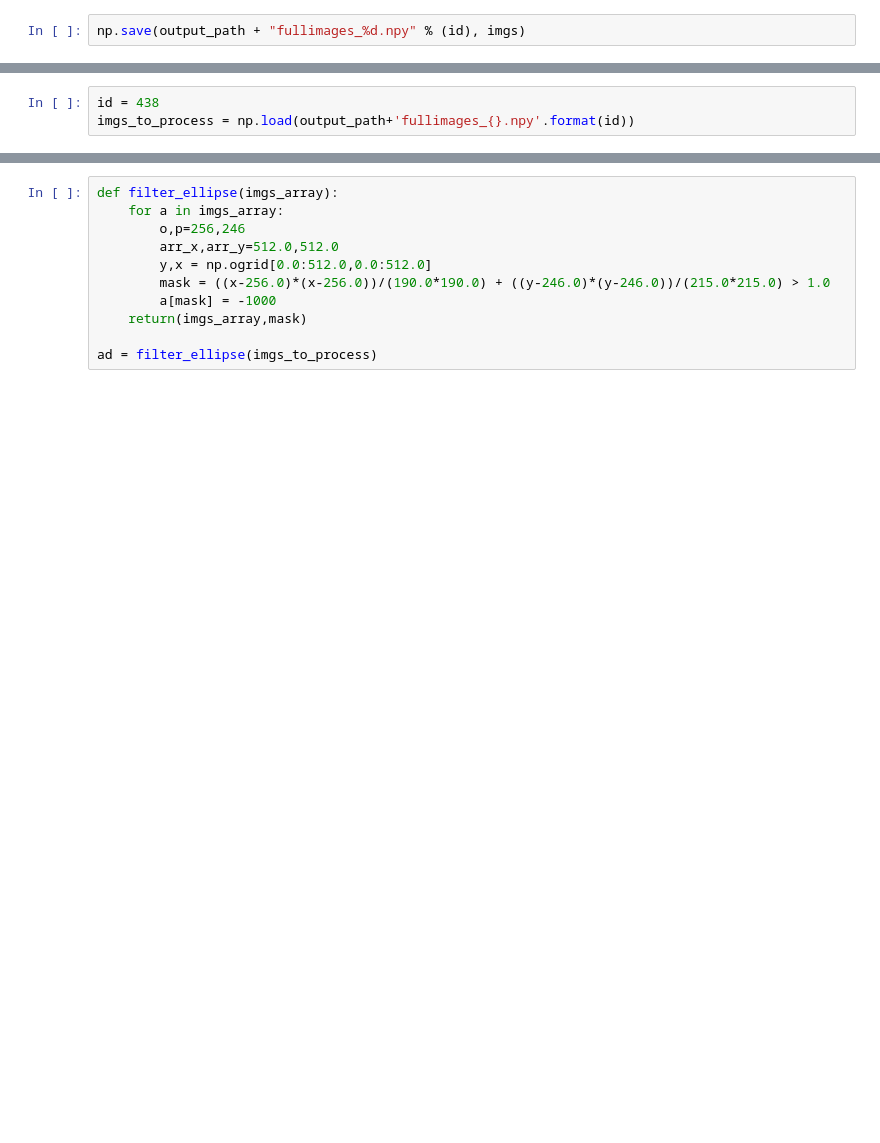
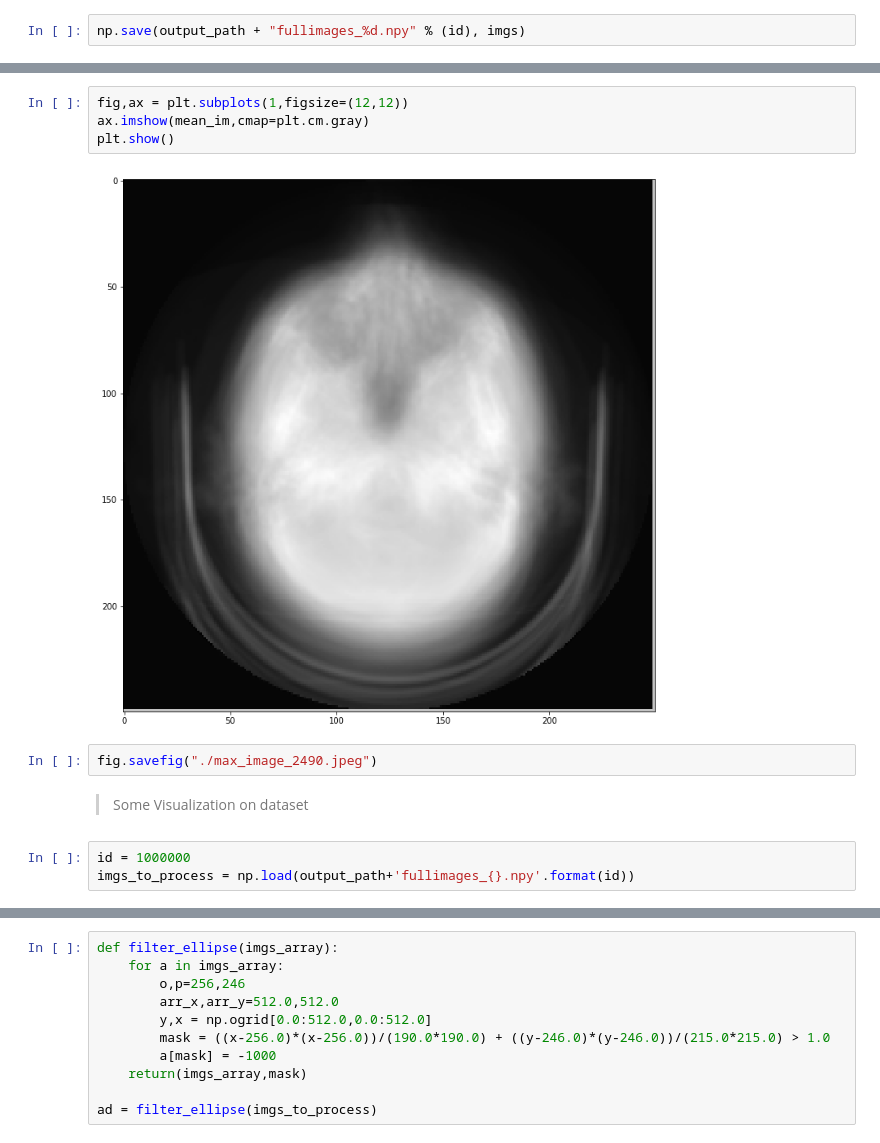
Before and after one commit to harsh1795/CNN-DICOM-Segmentation, a Jupyter notebook: Segmentation_headrest_label.ipynb, the cells around one changed output, grey strips where cells are left out. Drawn from its saved outputs; the diff is of its cells as text; blank space fills up the shorter version.

```diff
--- a/Segmentation_headrest_label.ipynb
+++ b/Segmentation_headrest_label.ipynb
@@ -93,3 +204,13 @@ plt.show()
+# %%
+fig,ax = plt.subplots(1,figsize=(12,12))
+ax.imshow(mean_im,cmap=plt.cm.gray)
+plt.show()
+# %% [output]
+[figure, added]
+# %%
+fig.savefig("./max_image_2490.jpeg")
+# %% [markdown]
+> Some Visualization on dataset
 # %%
-id = 438
+id = 1000000
 imgs_to_process = np.load(output_path+'fullimages_{}.npy'.format(id))
```
Also changed, not shown: parts of 74 cells of this notebook, 10 other files.
